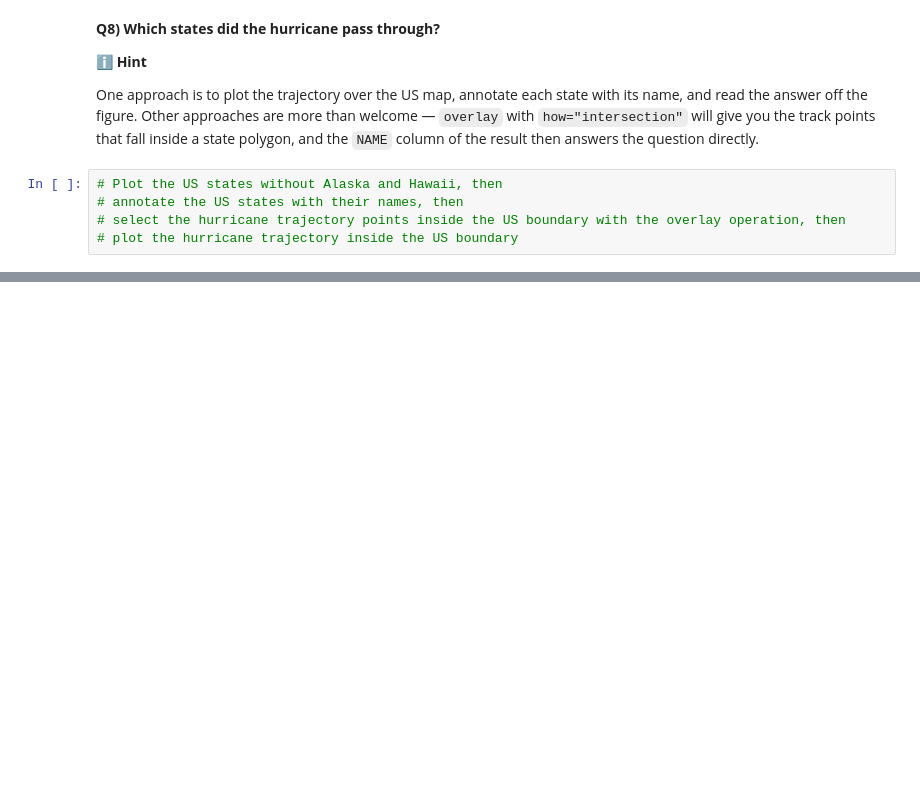
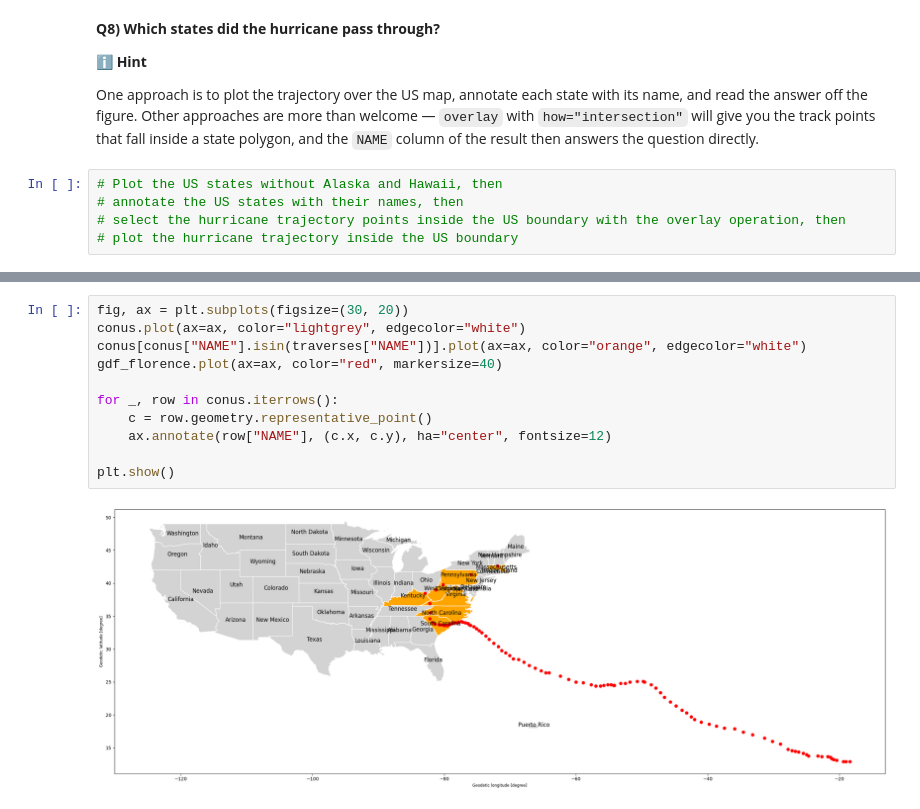
Before and after one commit to lorisboemi/2026_Intro_Python, a Jupyter notebook: live/part-I/FEEDBACK_BOEMI_1.6-geospatial-vector-data-environmental-exercises.ipynb, the cells around one changed output, grey strips where cells are left out. Saved outputs shown, nothing was run; the diff lists cells and outputs as text; blank space fills up the shorter version.

```diff
--- a/live/part-I/FEEDBACK_BOEMI_1.6-geospatial-vector-data-environmental-exercises.ipynb
+++ b/live/part-I/FEEDBACK_BOEMI_1.6-geospatial-vector-data-environmental-exercises.ipynb
@@ -169,0 +237,13 @@ read the answer off the figure. Other approaches are more than welcome — `over
+# %%
+fig, ax = plt.subplots(figsize=(30, 20))
+conus.plot(ax=ax, color="lightgrey", edgecolor="white")
+conus[conus["NAME"].isin(traverses["NAME"])].plot(ax=ax, color="orange", edgecolor="white")
+gdf_florence.plot(ax=ax, color="red", markersize=40)
+
+for _, row in conus.iterrows():
+    c = row.geometry.representative_point()
+    ax.annotate(row["NAME"], (c.x, c.y), ha="center", fontsize=12)
+
+plt.show()
+# %% [output]
+[figure, added]
```
Also changed, not shown: parts of 12 cells of this notebook.
